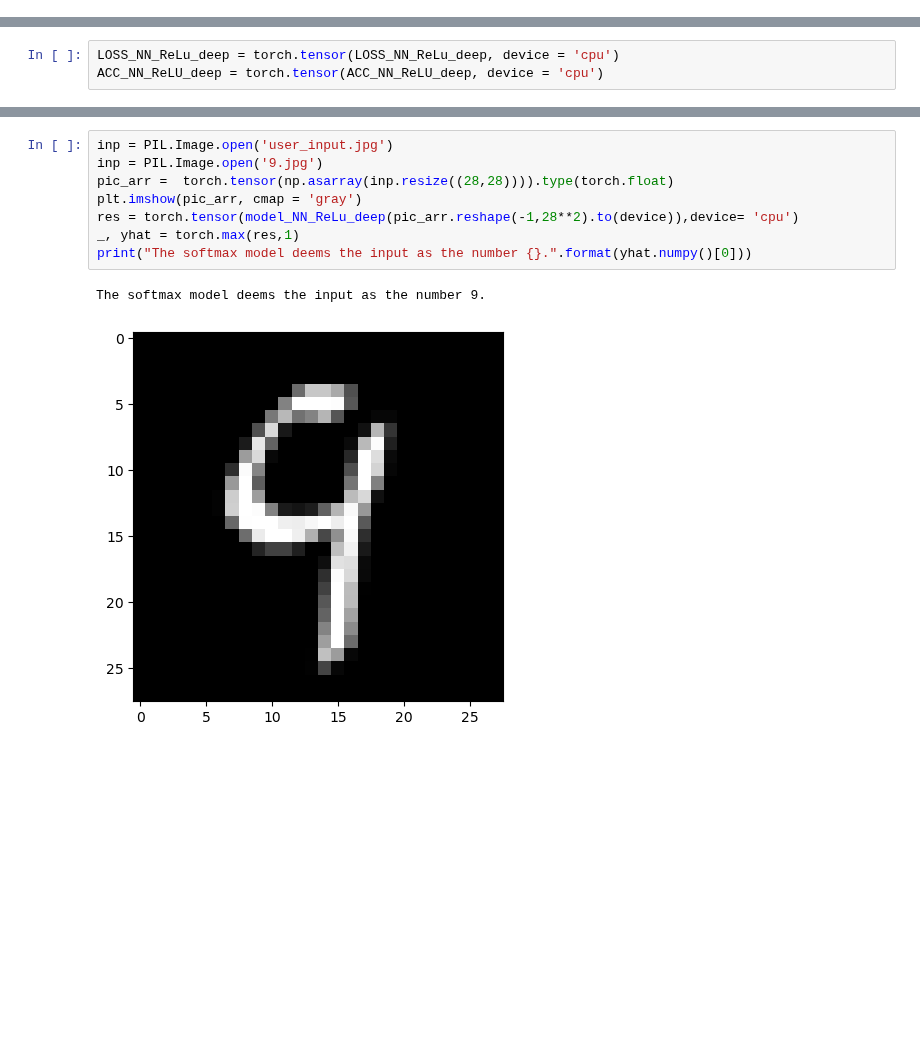
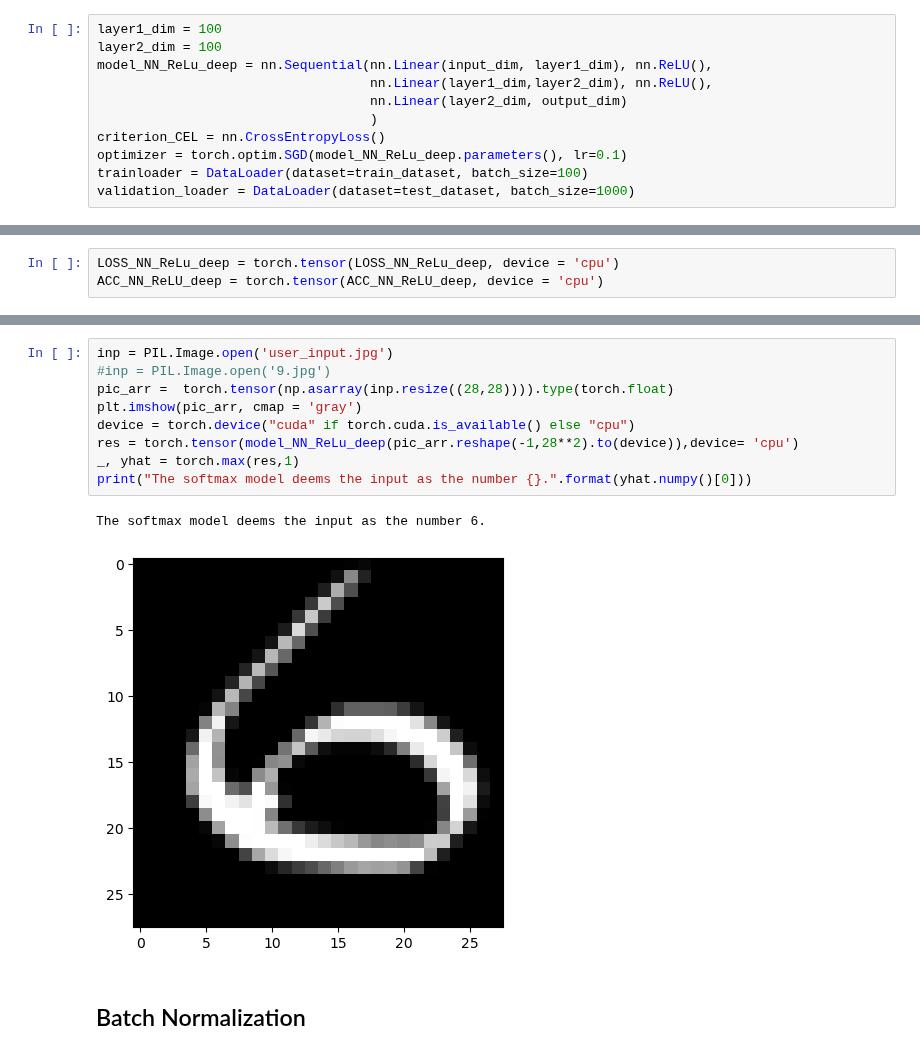
Before and after one commit to LinusLach/Blog, a Jupyter notebook: posts/post-with-code/Pytorch/Intro_Classification_NN.ipynb, the cells around one changed output, grey strips where cells are left out. Saved outputs shown, nothing was run; the diff lists cells and outputs as text; blank space fills up the shorter version.

```diff
--- a/posts/post-with-code/Pytorch/Intro_Classification_NN.ipynb
+++ b/posts/post-with-code/Pytorch/Intro_Classification_NN.ipynb
@@ -882 +904,12 @@ The softmax model deems the input as the number 9.
+# %%
+layer1_dim = 100
+layer2_dim = 100
+model_NN_ReLu_deep = nn.Sequential(nn.Linear(input_dim, layer1_dim), nn.ReLU(),
+                                   nn.Linear(layer1_dim,layer2_dim), nn.ReLU(),
+                                   nn.Linear(layer2_dim, output_dim)
+                                   )
+criterion_CEL = nn.CrossEntropyLoss()
+optimizer = torch.optim.SGD(model_NN_ReLu_deep.parameters(), lr=0.1)
+trainloader = DataLoader(dataset=train_dataset, batch_size=100)
+validation_loader = DataLoader(dataset=test_dataset, batch_size=1000)
 # %%
@@ -911,11 +942,14 @@ plt.title("Accuracy: {0:.4f}, Loss:{1:.4f}".format(ACC_NN_ReLU[-1],LOSS_NN_ReLu[
 # %%
 inp = PIL.Image.open('user_input.jpg')
-inp = PIL.Image.open('9.jpg')
+#inp = PIL.Image.open('9.jpg')
 pic_arr =  torch.tensor(np.asarray(inp.resize((28,28)))).type(torch.float)
 plt.imshow(pic_arr, cmap = 'gray')
+device = torch.device("cuda" if torch.cuda.is_available() else "cpu")
 res = torch.tensor(model_NN_ReLu_deep(pic_arr.reshape(-1,28**2).to(device)),device= 'cpu')
 _, yhat = torch.max(res,1)
 print("The softmax model deems the input as the number {}.".format(yhat.numpy()[0]))
 # %% [output]
-The softmax model deems the input as the number 9.
+The softmax model deems the input as the number 6.
-[figure, old version]
+[figure, new version]
+# %% [markdown]
+## Batch Normalization
```
Also changed, not shown: parts of 31 cells of this notebook, 8 other files.
